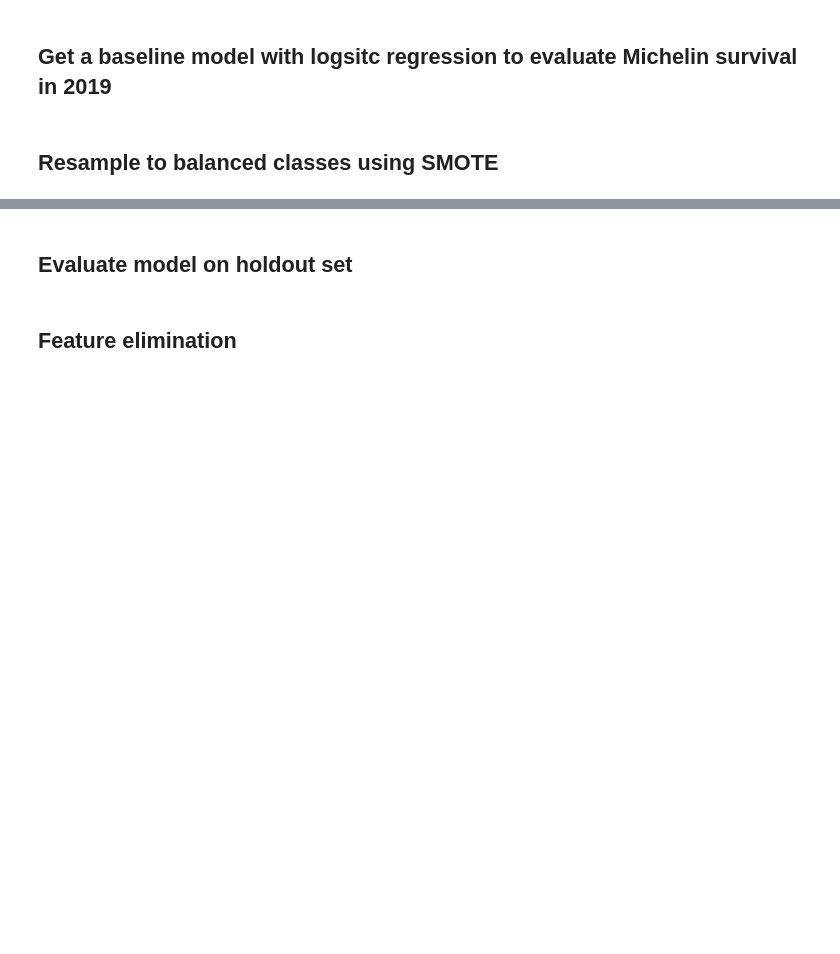
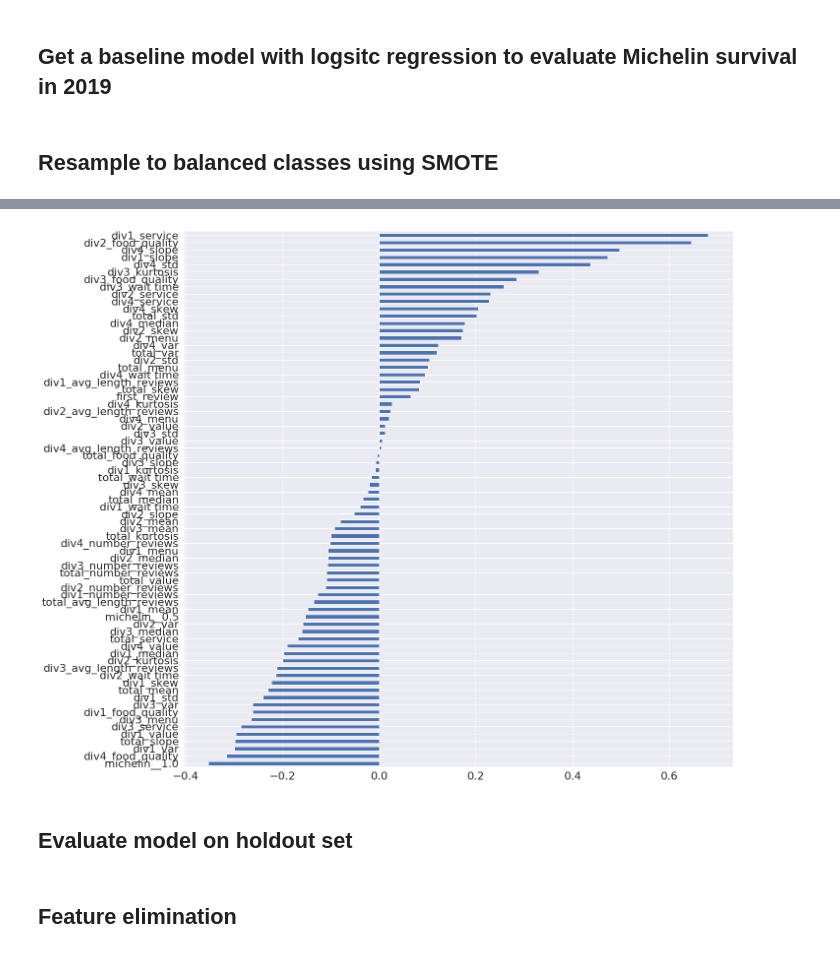
Before and after one commit to ysheynin/Michelin_Survivor_NYC, a Jupyter notebook: Michelin Survival Analysis.ipynb, the cells around one changed output, grey strips where cells are left out. Saved outputs shown, nothing was run; the diff lists cells and outputs as text; code cells hidden in the pictures; blank space fills up the shorter version.

```diff
--- a/Michelin Survival Analysis.ipynb
+++ b/Michelin Survival Analysis.ipynb
@@ -488,6 +502,9 @@ print('Cross validation score: {}'.format(score))
 # %%
 coefs_abs = pd.Series(clf.coef_[0], index = train['X'].columns).sort_values(ascending = True)
-coefs_abs.plot.barh(figsize = (15,15))
+coefs_abs.plot.barh(figsize = (20,20))
+plt.savefig('all_importance.png', transparent = False, dpi = 300)
+# %% [output]
+[figure, added]
 # %% [markdown]
 ## Evaluate model on holdout set
 # %%
```
Also changed, not shown: parts of 21 cells of this notebook, 44 other files.
